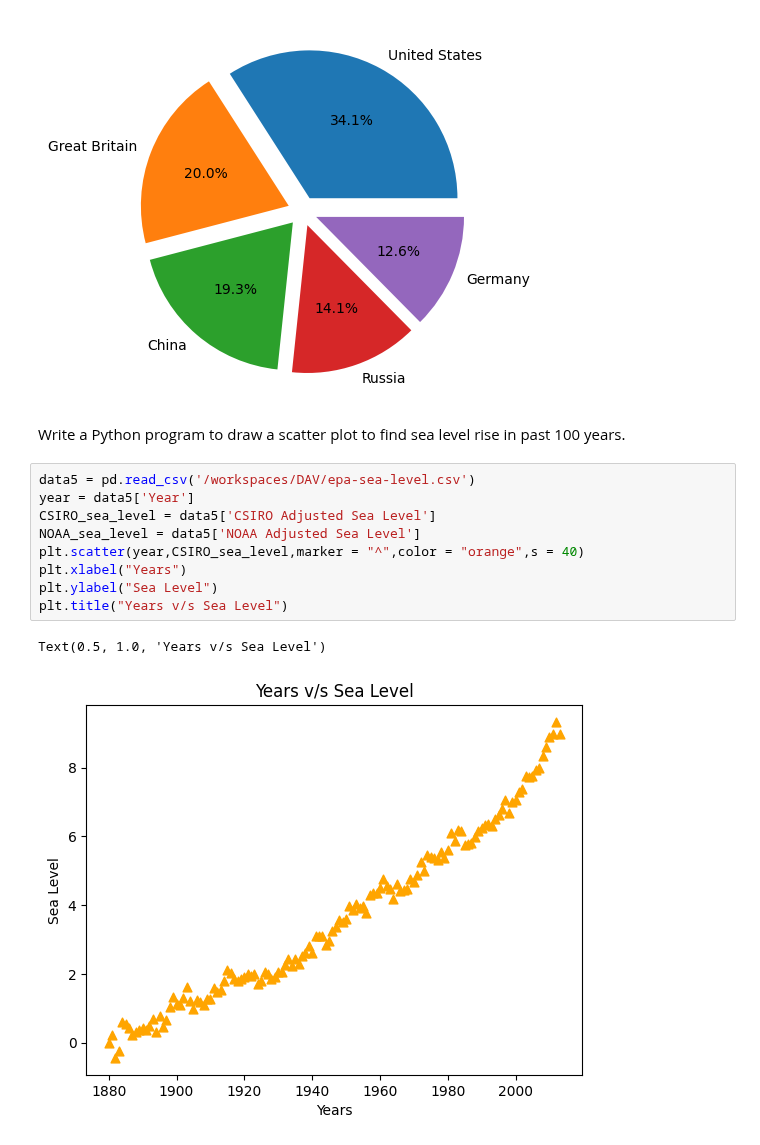
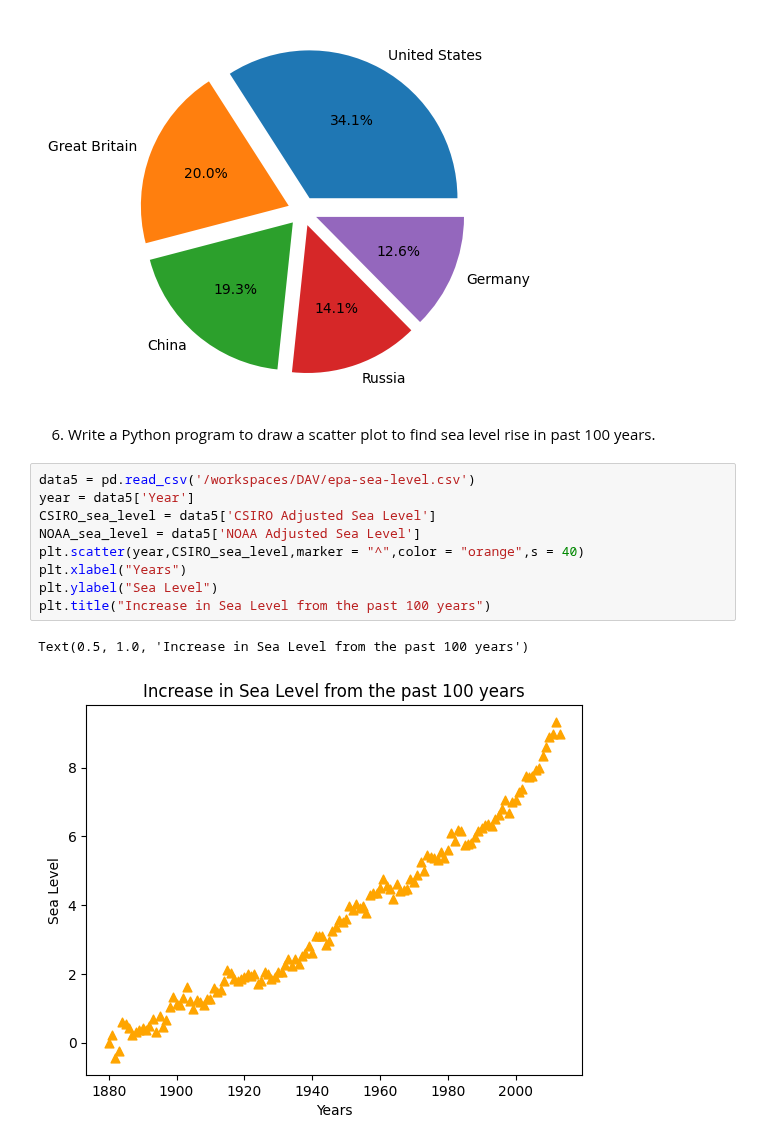
Before and after one commit to Sath2003/DAV, a Jupyter notebook: ASSIGNMENT.ipynb, the cells around one changed output. Drawn from its saved outputs; the diff is of its cells as text.

```diff
--- a/ASSIGNMENT.ipynb
+++ b/ASSIGNMENT.ipynb
@@ -74,16 +74,16 @@ plt.show()
 # %% [output]
 [figure]
 # %% [markdown]
-Write a Python program to draw a scatter plot to find sea level rise in past 100 years.
+6. Write a Python program to draw a scatter plot to find sea level rise in past 100 years.
 # %%
 data5 = pd.read_csv('/workspaces/DAV/epa-sea-level.csv')
 year = data5['Year']
 CSIRO_sea_level = data5['CSIRO Adjusted Sea Level']
 NOAA_sea_level = data5['NOAA Adjusted Sea Level']
 plt.scatter(year,CSIRO_sea_level,marker = "^",color = "orange",s = 40)
 plt.xlabel("Years")
 plt.ylabel("Sea Level")
-plt.title("Years v/s Sea Level")
+plt.title("Increase in Sea Level from the past 100 years")
 # %% [output]
-Text(0.5, 1.0, 'Years v/s Sea Level')
+Text(0.5, 1.0, 'Increase in Sea Level from the past 100 years')
-[figure, old version]
+[figure, new version]
```
Also changed, not shown: 3 other files.
